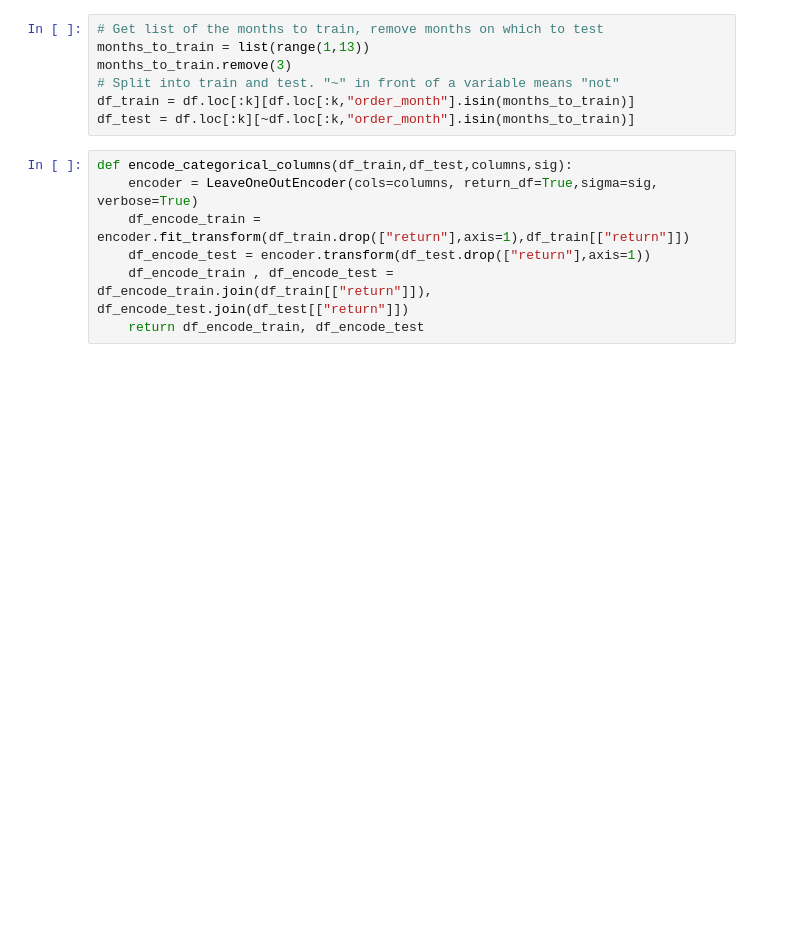
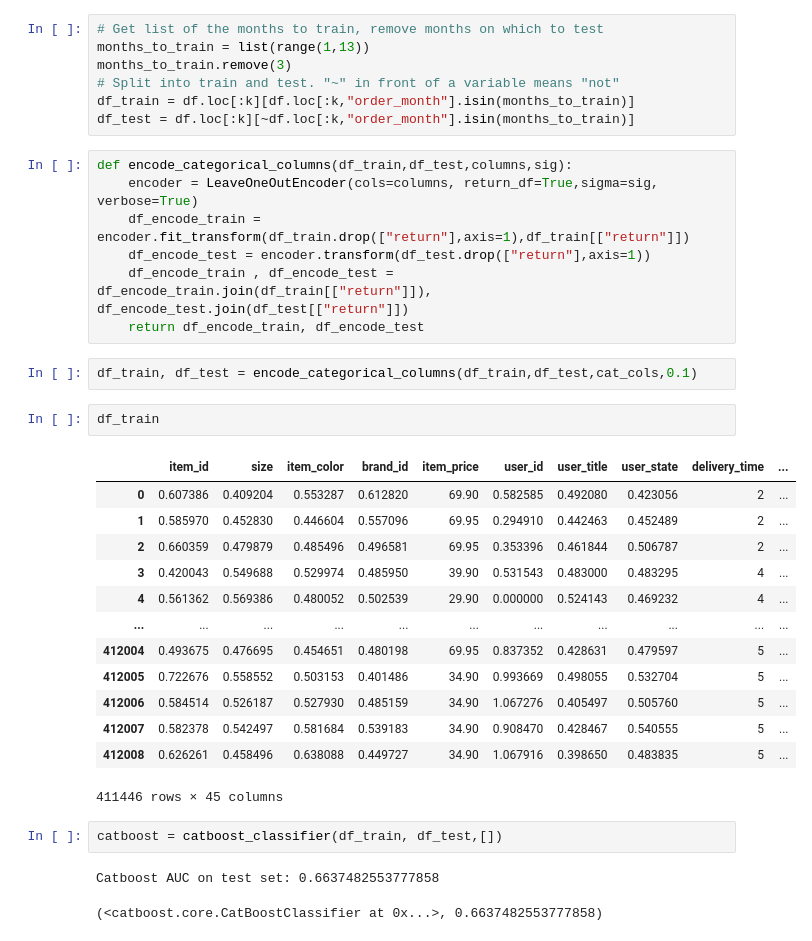
Before and after one commit to teodor-georgiev/Online-Retailer-Analysis-2014, a Jupyter notebook: 4. Encoding.ipynb, the cells around one changed output. Saved outputs shown, nothing was run; the diff lists cells and outputs as text; blank space fills up the shorter version.

```diff
--- a/4. Encoding.ipynb
+++ b/4. Encoding.ipynb
@@ -135,3 +135,26 @@ def encode_categorical_columns(df_train,df_test,columns,sig):
     df_encode_test = encoder.transform(df_test.drop(["return"],axis=1))
     df_encode_train , df_encode_test = df_encode_train.join(df_train[["return"]]), df_encode_test.join(df_test[["return"]])
     return df_encode_train, df_encode_test
+# %%
+df_train, df_test = encode_categorical_columns(df_train,df_test,cat_cols,0.1)
+# %%
+df_train
+# %% [output]
+|  | item_id | size | item_color | brand_id | item_price | user_id | user_title | user_state | delivery_time | ... |
+| 0 | 0.607386 | 0.409204 | 0.553287 | 0.612820 | 69.90 | 0.582585 | 0.492080 | 0.423056 | 2 | ... |
+| 1 | 0.585970 | 0.452830 | 0.446604 | 0.557096 | 69.95 | 0.294910 | 0.442463 | 0.452489 | 2 | ... |
+| 2 | 0.660359 | 0.479879 | 0.485496 | 0.496581 | 69.95 | 0.353396 | 0.461844 | 0.506787 | 2 | ... |
+| 3 | 0.420043 | 0.549688 | 0.529974 | 0.485950 | 39.90 | 0.531543 | 0.483000 | 0.483295 | 4 | ... |
+| 4 | 0.561362 | 0.569386 | 0.480052 | 0.502539 | 29.90 | 0.000000 | 0.524143 | 0.469232 | 4 | ... |
+| ... | ... | ... | ... | ... | ... | ... | ... | ... | ... | ... |
+| 412004 | 0.493675 | 0.476695 | 0.454651 | 0.480198 | 69.95 | 0.837352 | 0.428631 | 0.479597 | 5 | ... |
+| 412005 | 0.722676 | 0.558552 | 0.503153 | 0.401486 | 34.90 | 0.993669 | 0.498055 | 0.532704 | 5 | ... |
+| 412006 | 0.584514 | 0.526187 | 0.527930 | 0.485159 | 34.90 | 1.067276 | 0.405497 | 0.505760 | 5 | ... |
+| 412007 | 0.582378 | 0.542497 | 0.581684 | 0.539183 | 34.90 | 0.908470 | 0.428467 | 0.540555 | 5 | ... |
+| 412008 | 0.626261 | 0.458496 | 0.638088 | 0.449727 | 34.90 | 1.067916 | 0.398650 | 0.483835 | 5 | ... |
+411446 rows × 45 columns
+# %%
+catboost = catboost_classifier(df_train, df_test,[])
+# %% [output]
+Catboost AUC on test set: 0.6637482553777858
+(<catboost.core.CatBoostClassifier at 0x...>, 0.6637482553777858)
```
Also changed, not shown: parts of 1 cell of this notebook.
